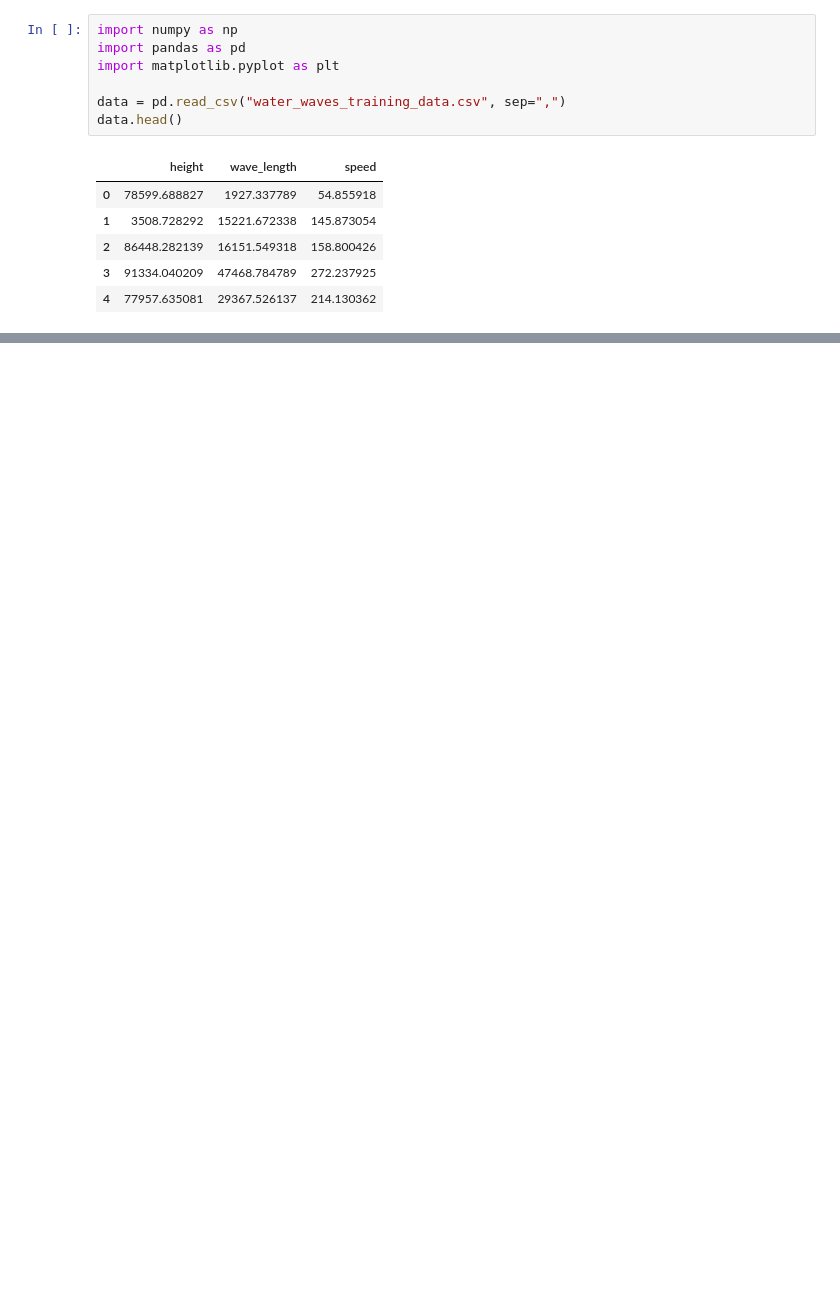
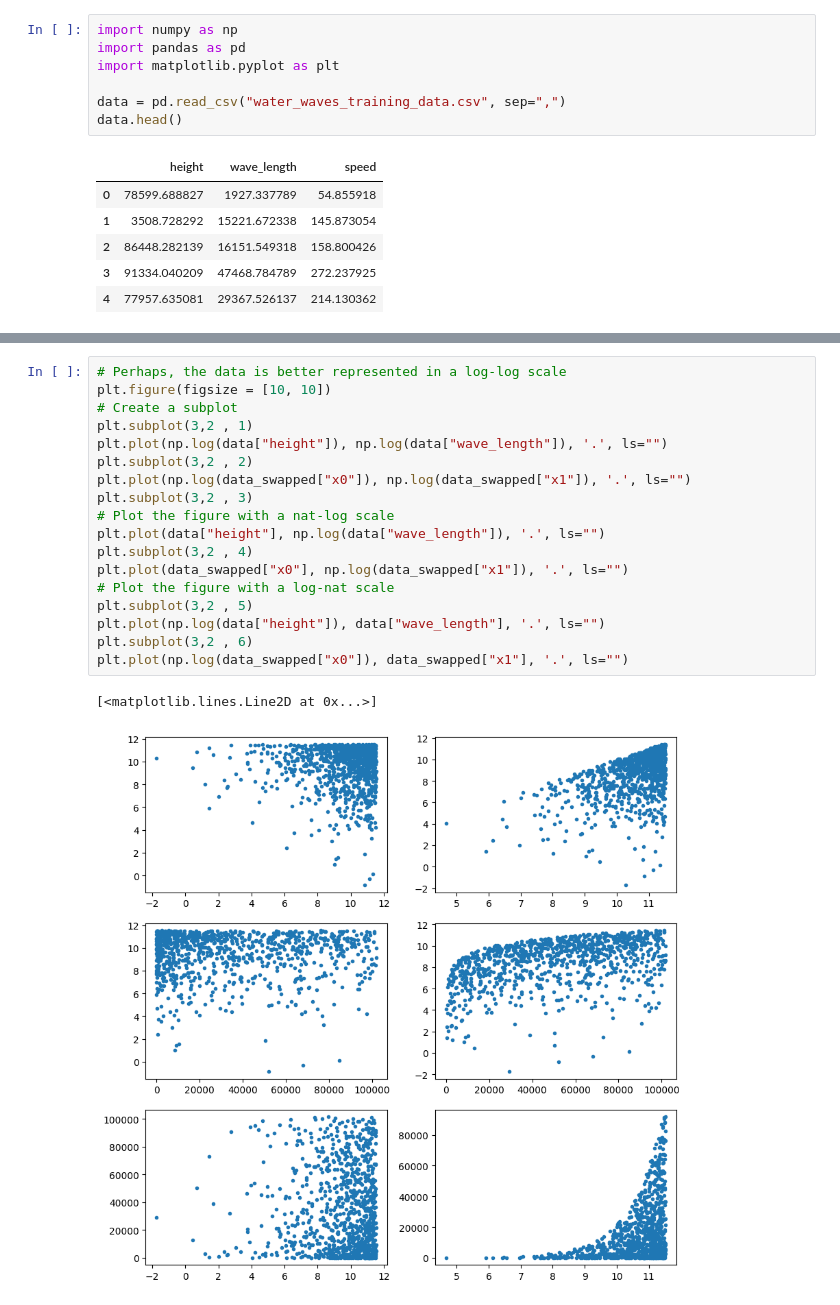
Before and after one commit to CtrlC-CtrlV-ftw/newrepoass2, a Jupyter notebook: 1B - Linear Regression.ipynb, the cells around one changed output, grey strips where cells are left out. Saved outputs shown, nothing was run; the diff lists cells and outputs as text; blank space fills up the shorter version.

```diff
--- a/1B - Linear Regression.ipynb
+++ b/1B - Linear Regression.ipynb
@@ -37,0 +149,21 @@ plt.plot(data_swapped["x0"], data_swapped["x1"], '.', ls="")
+# %%
+# Perhaps, the data is better represented in a log-log scale
+plt.figure(figsize = [10, 10])
+# Create a subplot
+plt.subplot(3,2 , 1)
+plt.plot(np.log(data["height"]), np.log(data["wave_length"]), '.', ls="")
+plt.subplot(3,2 , 2)
+plt.plot(np.log(data_swapped["x0"]), np.log(data_swapped["x1"]), '.', ls="")
+plt.subplot(3,2 , 3)
+# Plot the figure with a nat-log scale
+plt.plot(data["height"], np.log(data["wave_length"]), '.', ls="")
+plt.subplot(3,2 , 4)
+plt.plot(data_swapped["x0"], np.log(data_swapped["x1"]), '.', ls="")
+# Plot the figure with a log-nat scale
+plt.subplot(3,2 , 5)
+plt.plot(np.log(data["height"]), data["wave_length"], '.', ls="")
+plt.subplot(3,2 , 6)
+plt.plot(np.log(data_swapped["x0"]), data_swapped["x1"], '.', ls="")
+# %% [output]
+[<matplotlib.lines.Line2D at 0x...>]
+[figure, added]
```
Also changed, not shown: parts of 4 cells of this notebook.
